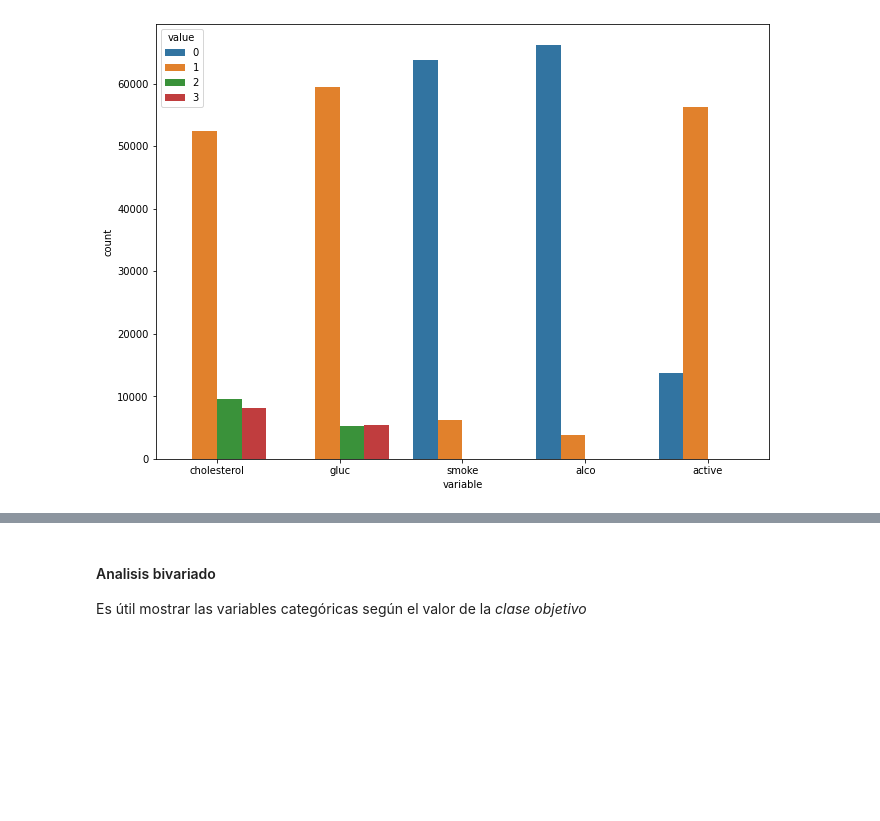
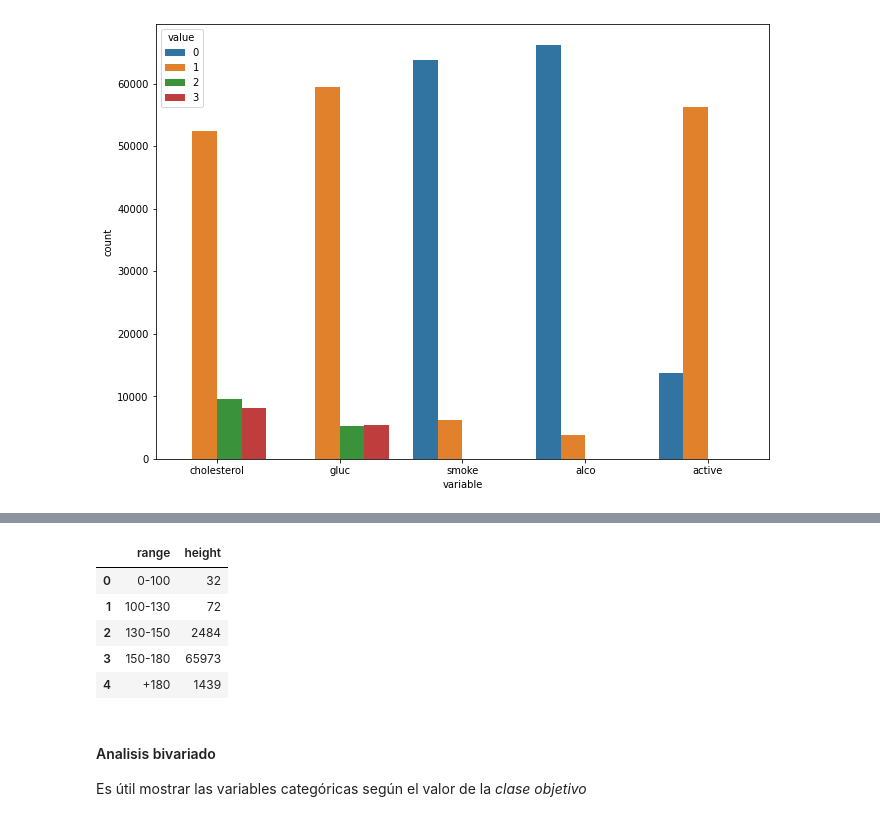
Before and after one commit to matog/Curso_EDA_Python_HealthData, a Jupyter notebook: Clase2/Clase 2 - EDA.ipynb, the cells around one changed output, grey strips where cells are left out. Cells and saved outputs as stored; diff of their text form; code cells hidden in the pictures; blank space fills up the shorter version.

```diff
--- a/Clase2/Clase 2 - EDA.ipynb
+++ b/Clase2/Clase 2 - EDA.ipynb
@@ -283,3 +327,15 @@ sns.countplot(x="variable", hue="value",data= pd.melt(df_categorical));
+# %%
+bins = [-np.inf, 100,130,150, 180, np.inf]
+labels = ['0-100','100-130', '130-150','150-180','+180'] # Las etiquetas tienen que ser una menos que los bins
+df['range'] = pd.cut(df['height'], labels = labels, bins=bins, include_lowest=True)
+df.groupby('range')['height'].count().reset_index()
+# %% [output]
+|  | range | height |
+| 0 | 0-100 | 32 |
+| 1 | 100-130 | 72 |
+| 2 | 130-150 | 2484 |
+| 3 | 150-180 | 65973 |
+| 4 | +180 | 1439 |
 # %% [markdown]
 #### Analisis bivariado
 
```
Also changed, not shown: parts of 14 cells of this notebook.
